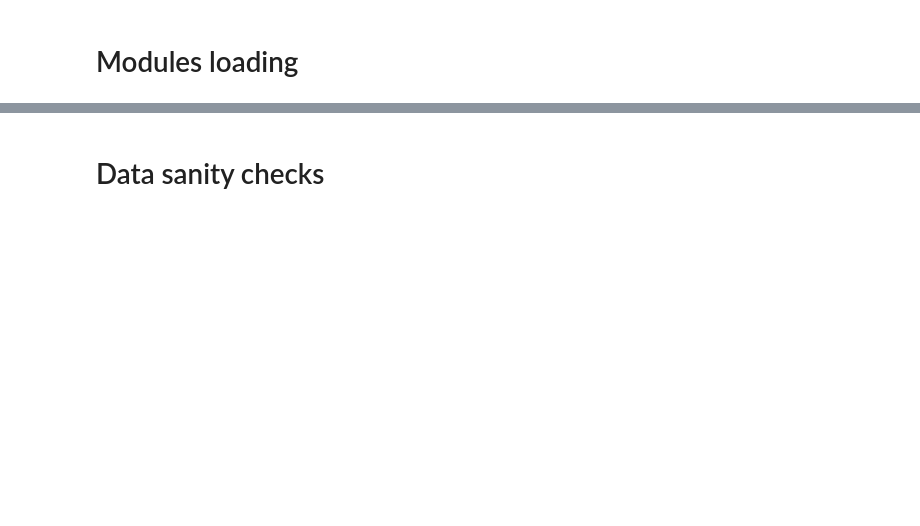
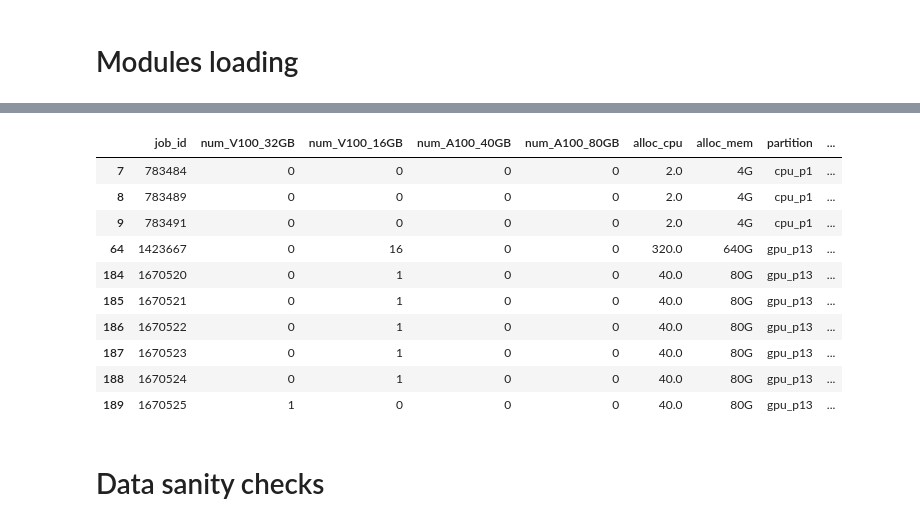
Before and after one commit to bigscience-workshop/carbon-footprint, a Jupyter notebook: bloom_carbon_footprint.ipynb, the cells around one changed output, grey strips where cells are left out. Saved outputs shown, nothing was run; the diff lists cells and outputs as text; code cells hidden in the pictures; blank space fills up the shorter version.

```diff
--- a/bloom_carbon_footprint.ipynb
+++ b/bloom_carbon_footprint.ipynb
@@ -43,2 +50,29 @@ df.head()
+# %%
+# Cast datetimes as such
+df['start'] = pd.to_datetime(df['start'])
+df['end'] = pd.to_datetime(df['end'],  errors='coerce')
+
+# We are going to make our own duration as elapsed field is sometimes buggy
+df['elapsed'] = pd.to_timedelta(df['elapsed'])
+df['duration'] = df['end'] - df['start']
+df['duration_diff']= df['duration'] - df['elapsed']
+
+# Hacky columns re-arrange
+df=df[df.columns[[0,1,2,3,4,5,6,7,8,12,13,9,16,17,10,11,14,15]]]
+
+# Show example of elapsed time being bogus
+df[df['duration_diff']>pd.to_timedelta(0)].head(10)
+# %% [output]
+|  | job_id | num_V100_32GB | num_V100_16GB | num_A100_40GB | num_A100_80GB | alloc_cpu | alloc_mem | partition | ... |
+| 7 | 783484 | 0 | 0 | 0 | 0 | 2.0 | 4G | cpu_p1 | ... |
+| 8 | 783489 | 0 | 0 | 0 | 0 | 2.0 | 4G | cpu_p1 | ... |
+| 9 | 783491 | 0 | 0 | 0 | 0 | 2.0 | 4G | cpu_p1 | ... |
+| 64 | 1423667 | 0 | 16 | 0 | 0 | 320.0 | 640G | gpu_p13 | ... |
+| 184 | 1670520 | 0 | 1 | 0 | 0 | 40.0 | 80G | gpu_p13 | ... |
+| 185 | 1670521 | 0 | 1 | 0 | 0 | 40.0 | 80G | gpu_p13 | ... |
+| 186 | 1670522 | 0 | 1 | 0 | 0 | 40.0 | 80G | gpu_p13 | ... |
+| 187 | 1670523 | 0 | 1 | 0 | 0 | 40.0 | 80G | gpu_p13 | ... |
+| 188 | 1670524 | 0 | 1 | 0 | 0 | 40.0 | 80G | gpu_p13 | ... |
+| 189 | 1670525 | 1 | 0 | 0 | 0 | 40.0 | 80G | gpu_p13 | ... |
 # %% [markdown]
 # Data sanity checks
```
Also changed, not shown: parts of 12 cells of this notebook.
